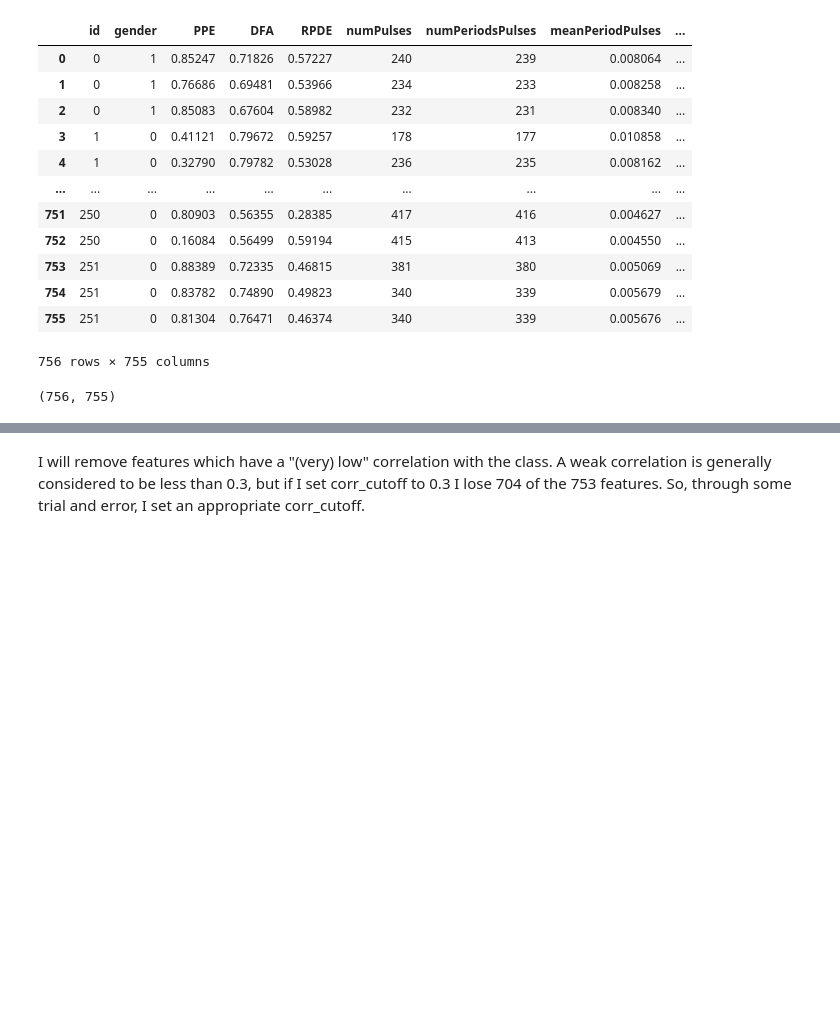
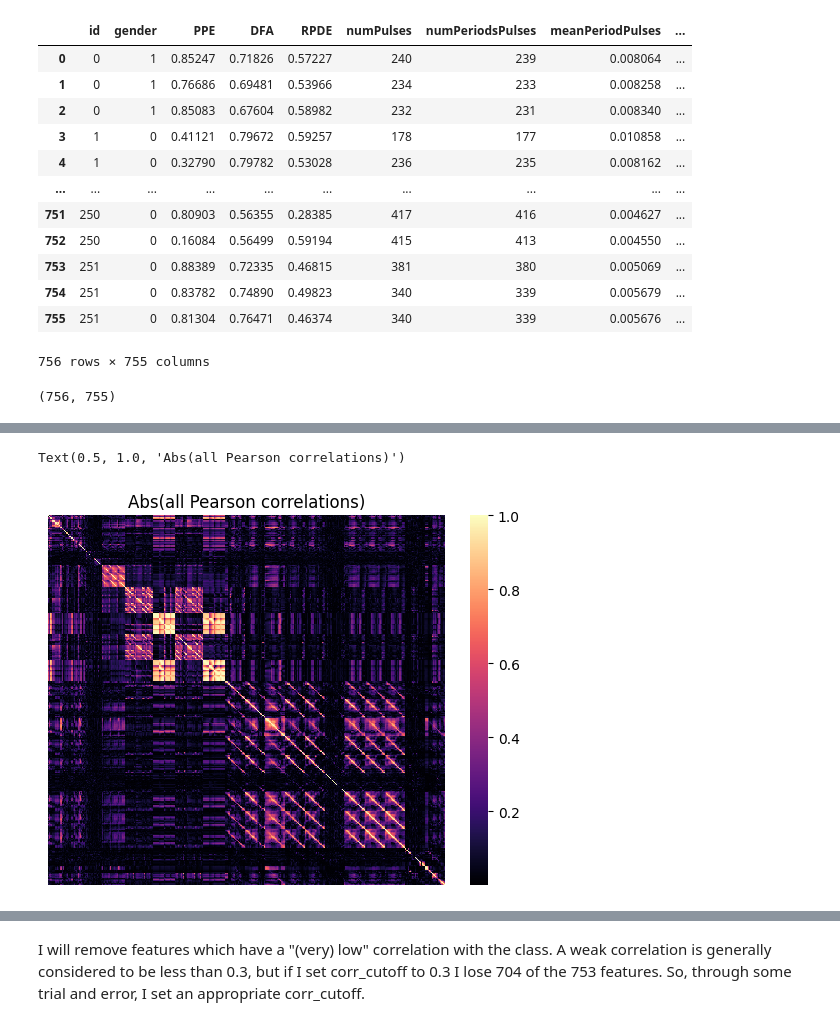
Before and after one commit to cgpayne/parkinsons_audetector, a Jupyter notebook: notebooks/initial_analysis.ipynb, the cells around one changed output, grey strips where cells are left out. Saved outputs shown, nothing was run; the diff lists cells and outputs as text; code cells hidden in the pictures; blank space fills up the shorter version.

```diff
--- a/notebooks/initial_analysis.ipynb
+++ b/notebooks/initial_analysis.ipynb
@@ -31,3 +91,9 @@ features.remove('class')
+# %%
+ax = sns.heatmap(pearson_all.abs(), cmap='magma', xticklabels=False, yticklabels=False)
+ax.set_title("Abs(all Pearson correlations)")
+# %% [output]
+Text(0.5, 1.0, 'Abs(all Pearson correlations)')
+[figure, added]
 # %%
 # find all the features which correlate to each other, and drop them
 # https://www.projectpro.io/recipes/drop-out-highly-correlated-features-in-python
```
Also changed, not shown: parts of 33 cells of this notebook.
